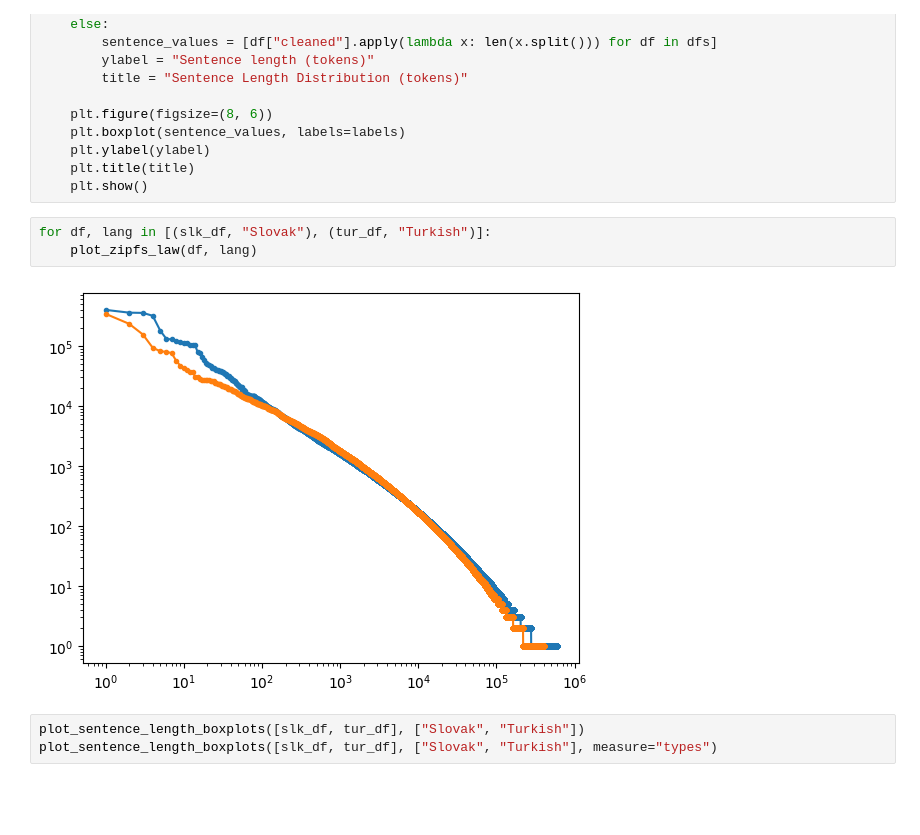
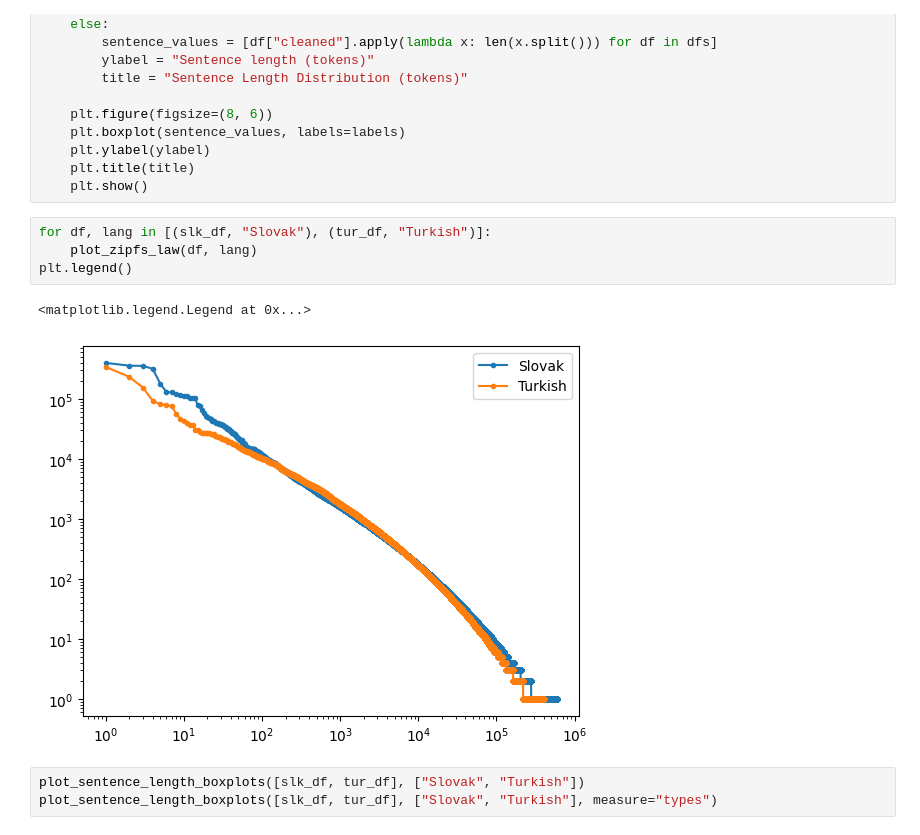
Before and after one commit to lluten/language-as-data, a Jupyter notebook: statistics.ipynb, the cells around one changed output. Cells and saved outputs as stored; diff of their text form; blank space fills up the shorter version.

Commit message:
chore: add legend for plots and edit formatting of printed values

```diff
--- a/statistics.ipynb
+++ b/statistics.ipynb
@@ -237,8 +237,10 @@ def plot_sentence_length_boxplots(dfs, labels, measure="tokens"):
 # %%
 for df, lang in [(slk_df, "Slovak"), (tur_df, "Turkish")]:
     plot_zipfs_law(df, lang)
+plt.legend()
 # %% [output]
+<matplotlib.legend.Legend at 0x...>
-[figure, old version]
+[figure, new version]
 # %%
 plot_sentence_length_boxplots([slk_df, tur_df], ["Slovak", "Turkish"])
 plot_sentence_length_boxplots([slk_df, tur_df], ["Slovak", "Turkish"], measure="types")
```
Also changed, not shown: parts of 2 cells of this notebook.
